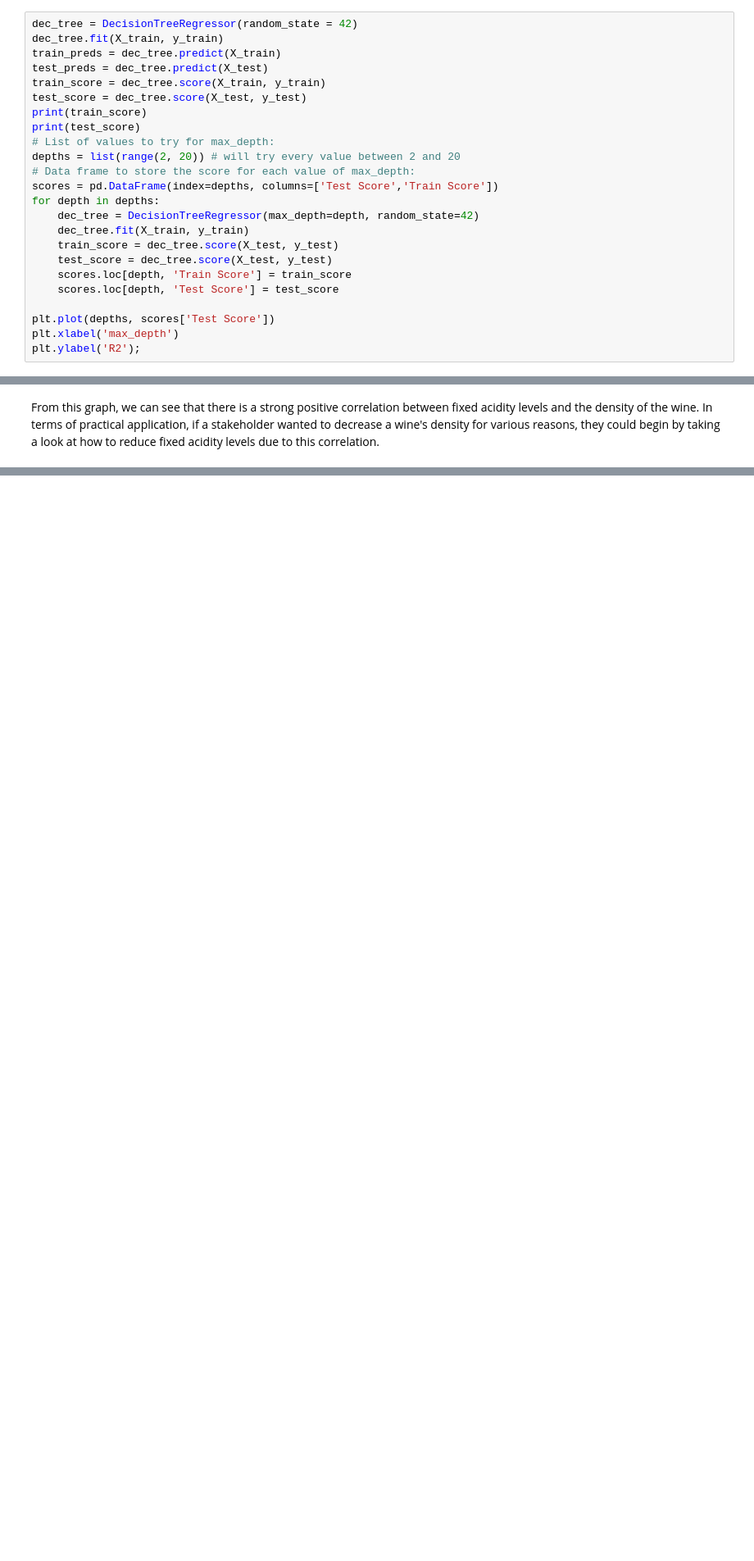
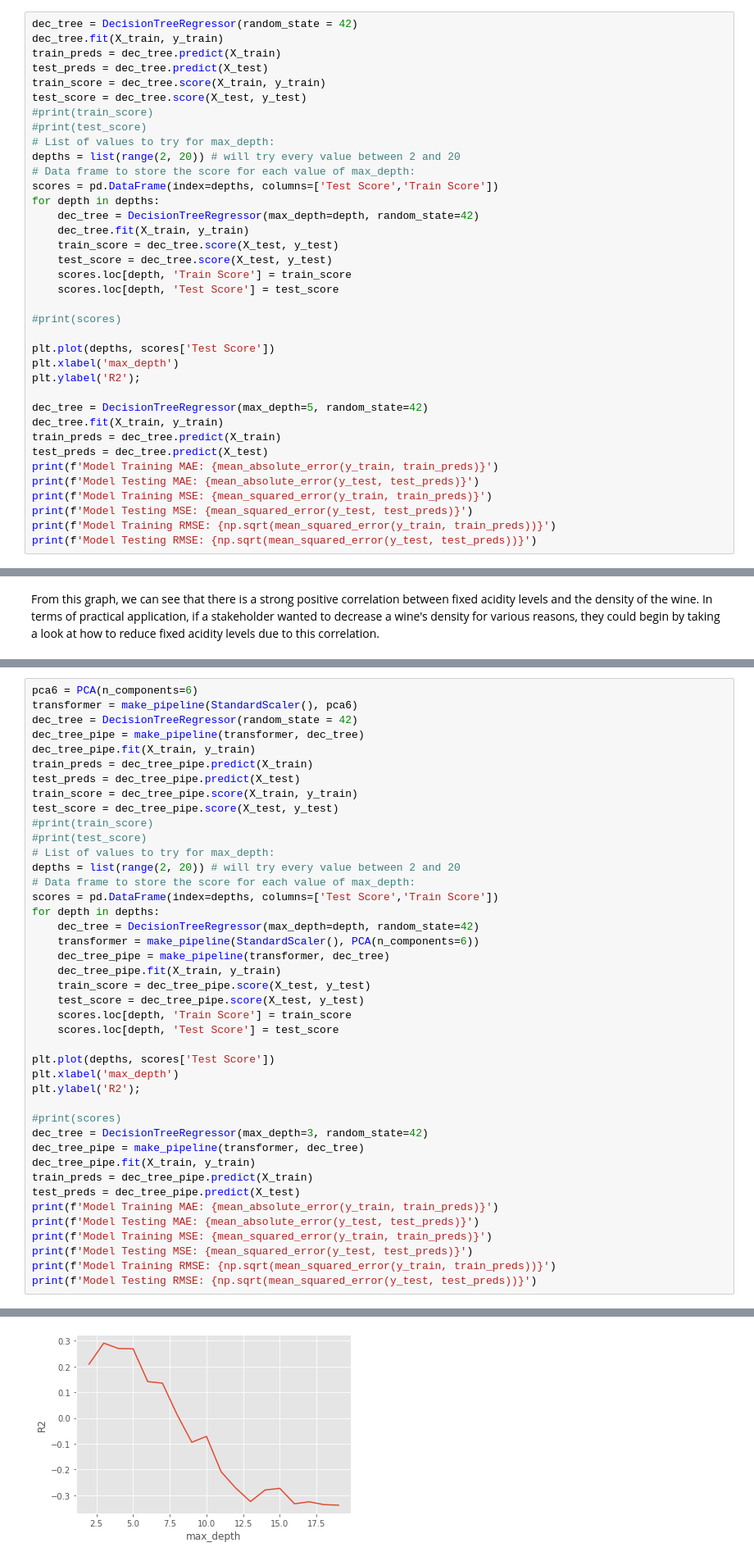
Before and after one commit to mpartain1/Project2CodingDojo, a Jupyter notebook: Project2Pt2.ipynb, the cells around one changed output, grey strips where cells are left out. Shown: that part at 82% size. Saved outputs shown, nothing was run; the diff lists cells and outputs as text; blank space fills up the shorter version.

```diff
--- a/Project2Pt2.ipynb
+++ b/Project2Pt2.ipynb
@@ -529,8 +533,8 @@ train_preds = dec_tree.predict(X_train)
 test_preds = dec_tree.predict(X_test)
 train_score = dec_tree.score(X_train, y_train)
 test_score = dec_tree.score(X_test, y_test)
-print(train_score)
-print(test_score)
+#print(train_score)
+#print(test_score)
 # List of values to try for max_depth:
 depths = list(range(2, 20)) # will try every value between 2 and 20
 # Data frame to store the score for each value of max_depth:
@@ -543,7 +547,20 @@ for depth in depths:
     scores.loc[depth, 'Train Score'] = train_score
     scores.loc[depth, 'Test Score'] = test_score
 
+#print(scores)
+
 plt.plot(depths, scores['Test Score'])
 plt.xlabel('max_depth')
 plt.ylabel('R2');
+
+dec_tree = DecisionTreeRegressor(max_depth=5, random_state=42)
+dec_tree.fit(X_train, y_train)
+train_preds = dec_tree.predict(X_train)
+test_preds = dec_tree.predict(X_test)
+print(f'Model Training MAE: {mean_absolute_error(y_train, train_preds)}')
+print(f'Model Testing MAE: {mean_absolute_error(y_test, test_preds)}')
+print(f'Model Training MSE: {mean_squared_error(y_train, train_preds)}')
+print(f'Model Testing MSE: {mean_squared_error(y_test, test_preds)}')
+print(f'Model Training RMSE: {np.sqrt(mean_squared_error(y_train, train_preds))}')
+print(f'Model Testing RMSE: {np.sqrt(mean_squared_error(y_test, test_preds))}')
 # %% [output]
@@ -615,0 +679,43 @@ From this graph, we can see that there is a strong positive correlation between
+# %%
+pca6 = PCA(n_components=6)
+transformer = make_pipeline(StandardScaler(), pca6)
+dec_tree = DecisionTreeRegressor(random_state = 42)
+dec_tree_pipe = make_pipeline(transformer, dec_tree)
+dec_tree_pipe.fit(X_train, y_train)
+train_preds = dec_tree_pipe.predict(X_train)
+test_preds = dec_tree_pipe.predict(X_test)
+train_score = dec_tree_pipe.score(X_train, y_train)
+test_score = dec_tree_pipe.score(X_test, y_test)
+#print(train_score)
+#print(test_score)
+# List of values to try for max_depth:
+depths = list(range(2, 20)) # will try every value between 2 and 20
+# Data frame to store the score for each value of max_depth:
+scores = pd.DataFrame(index=depths, columns=['Test Score','Train Score'])
+for depth in depths:
+    dec_tree = DecisionTreeRegressor(max_depth=depth, random_state=42)
+    transformer = make_pipeline(StandardScaler(), PCA(n_components=6))
+    dec_tree_pipe = make_pipeline(transformer, dec_tree)
+    dec_tree_pipe.fit(X_train, y_train)
+    train_score = dec_tree_pipe.score(X_test, y_test)
+    test_score = dec_tree_pipe.score(X_test, y_test)
+    scores.loc[depth, 'Train Score'] = train_score
+    scores.loc[depth, 'Test Score'] = test_score
+
+plt.plot(depths, scores['Test Score'])
+plt.xlabel('max_depth')
+plt.ylabel('R2');
+
+#print(scores)
+dec_tree = DecisionTreeRegressor(max_depth=3, random_state=42)
+dec_tree_pipe = make_pipeline(transformer, dec_tree)
+dec_tree_pipe.fit(X_train, y_train)
+train_preds = dec_tree_pipe.predict(X_train)
+test_preds = dec_tree_pipe.predict(X_test)
+print(f'Model Training MAE: {mean_absolute_error(y_train, train_preds)}')
+print(f'Model Testing MAE: {mean_absolute_error(y_test, test_preds)}')
+print(f'Model Training MSE: {mean_squared_error(y_train, train_preds)}')
+print(f'Model Testing MSE: {mean_squared_error(y_test, test_preds)}')
+print(f'Model Training RMSE: {np.sqrt(mean_squared_error(y_train, train_preds))}')
+print(f'Model Testing RMSE: {np.sqrt(mean_squared_error(y_test, test_preds))}')
+# %% [output]
@@ -615,0 +728 @@ From this graph, we can see that there is a strong positive correlation between
+[figure, added]
```
Also changed, not shown: parts of 12 cells of this notebook.
